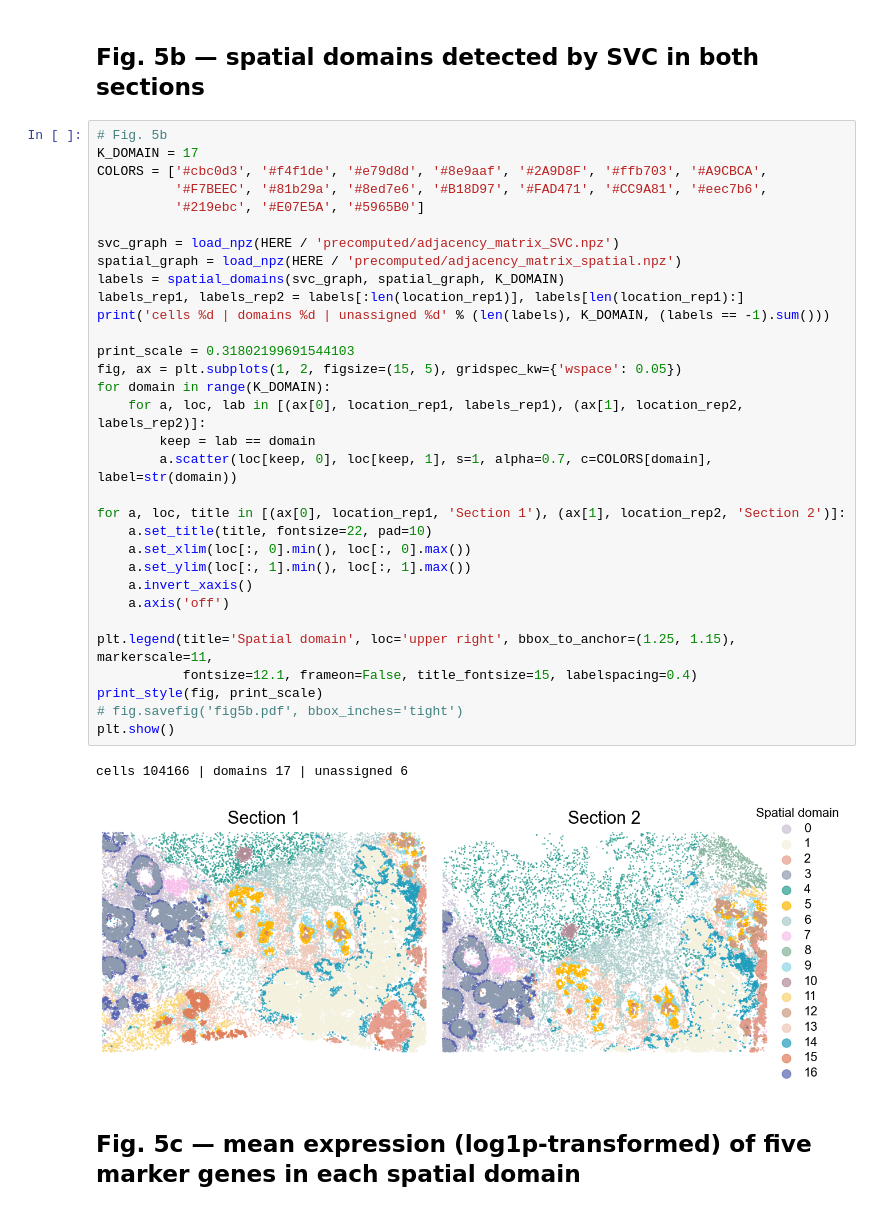
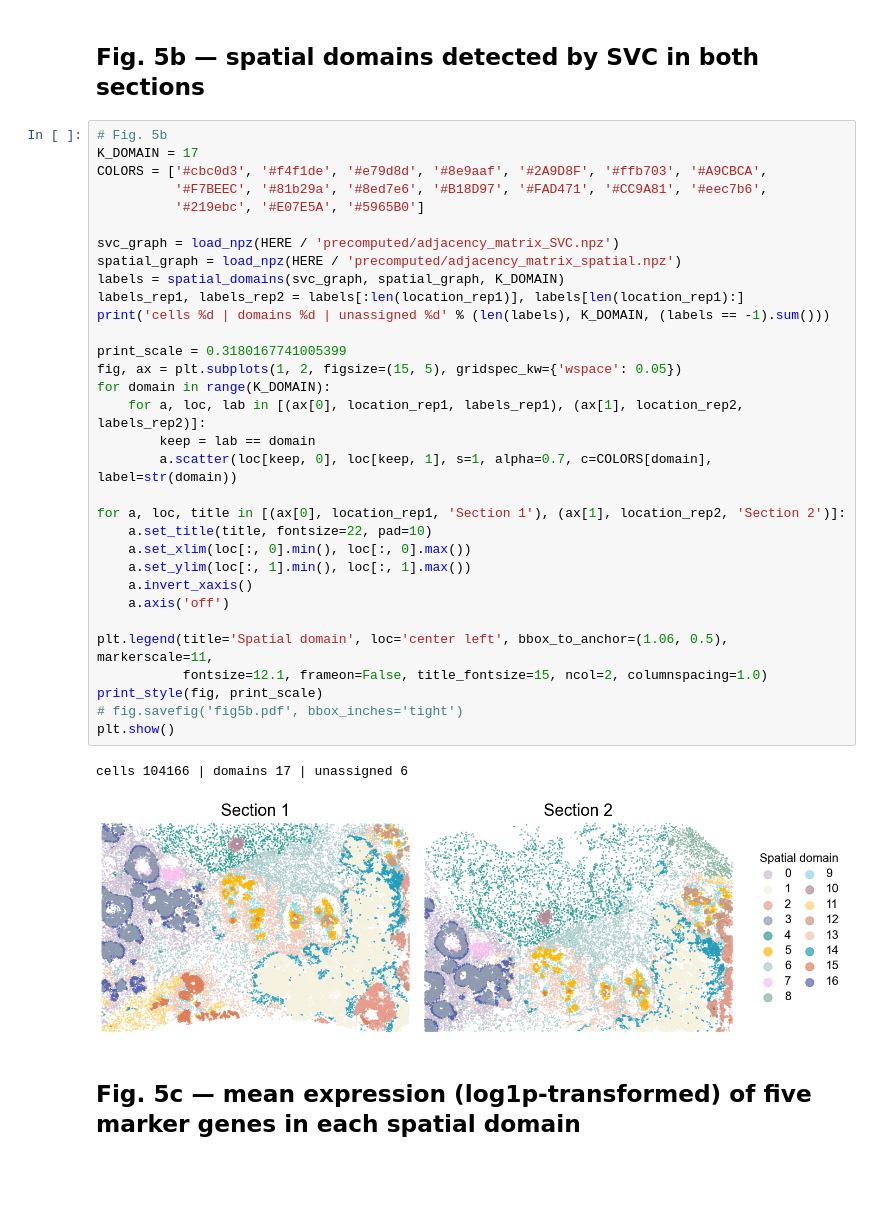
Before and after one commit to aster-ww/SVC-reproducibility, a Jupyter notebook: fig5/fig5_reproducibility.ipynb, the cells around one changed output. Saved outputs shown, nothing was run; the diff lists cells and outputs as text; blank space fills up the shorter version.

```diff
--- a/fig5/fig5_reproducibility.ipynb
+++ b/fig5/fig5_reproducibility.ipynb
@@ -95,37 +95,37 @@ print(location_rep1.shape, location_rep2.shape)
 # Fig. 5b
 K_DOMAIN = 17
 COLORS = ['#cbc0d3', '#f4f1de', '#e79d8d', '#8e9aaf', '#2A9D8F', '#ffb703', '#A9CBCA',
           '#F7BEEC', '#81b29a', '#8ed7e6', '#B18D97', '#FAD471', '#CC9A81', '#eec7b6',
           '#219ebc', '#E07E5A', '#5965B0']
 
 svc_graph = load_npz(HERE / 'precomputed/adjacency_matrix_SVC.npz')
 spatial_graph = load_npz(HERE / 'precomputed/adjacency_matrix_spatial.npz')
 labels = spatial_domains(svc_graph, spatial_graph, K_DOMAIN)
 labels_rep1, labels_rep2 = labels[:len(location_rep1)], labels[len(location_rep1):]
 print('cells %d | domains %d | unassigned %d' % (len(labels), K_DOMAIN, (labels == -1).sum()))
 
-print_scale = 0.31802199691544103
+print_scale = 0.3180167741005399
 fig, ax = plt.subplots(1, 2, figsize=(15, 5), gridspec_kw={'wspace': 0.05})
 for domain in range(K_DOMAIN):
     for a, loc, lab in [(ax[0], location_rep1, labels_rep1), (ax[1], location_rep2, labels_rep2)]:
         keep = lab == domain
         a.scatter(loc[keep, 0], loc[keep, 1], s=1, alpha=0.7, c=COLORS[domain], label=str(domain))
 
 for a, loc, title in [(ax[0], location_rep1, 'Section 1'), (ax[1], location_rep2, 'Section 2')]:
     a.set_title(title, fontsize=22, pad=10)
     a.set_xlim(loc[:, 0].min(), loc[:, 0].max())
     a.set_ylim(loc[:, 1].min(), loc[:, 1].max())
     a.invert_xaxis()
     a.axis('off')
 
-plt.legend(title='Spatial domain', loc='upper right', bbox_to_anchor=(1.25, 1.15), markerscale=11,
-           fontsize=12.1, frameon=False, title_fontsize=15, labelspacing=0.4)
+plt.legend(title='Spatial domain', loc='center left', bbox_to_anchor=(1.06, 0.5), markerscale=11,
+           fontsize=12.1, frameon=False, title_fontsize=15, ncol=2, columnspacing=1.0)
 print_style(fig, print_scale)
 # fig.savefig('fig5b.pdf', bbox_inches='tight')
 plt.show()
 # %% [output]
 cells 104166 | domains 17 | unassigned 6
-[figure, old version]
+[figure, new version]
 # %% [markdown]
 ## Fig. 5c — mean expression (log1p-transformed) of five marker genes in each spatial domain
 # %%
```
